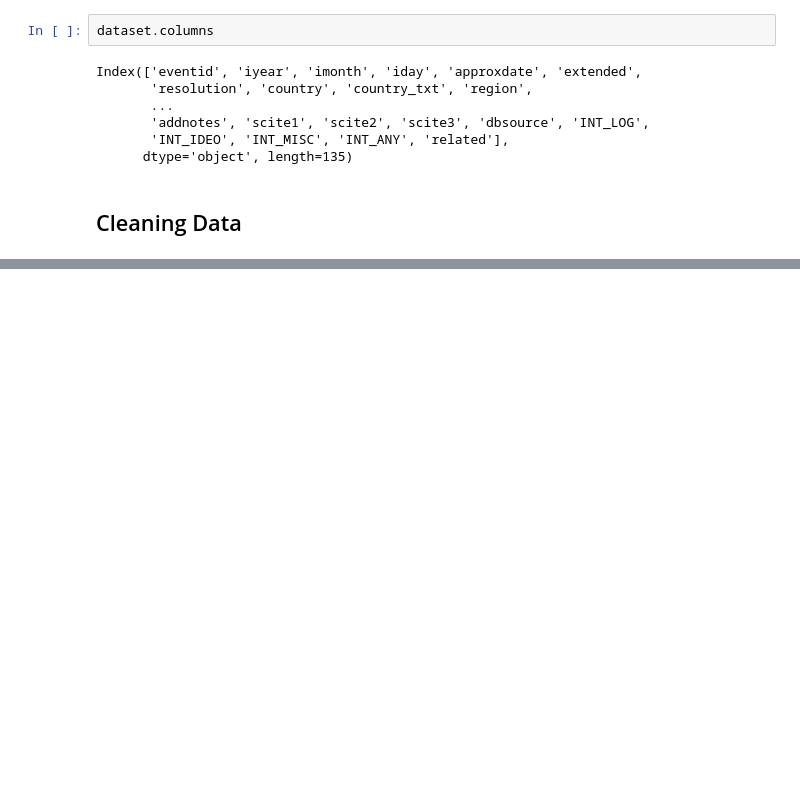
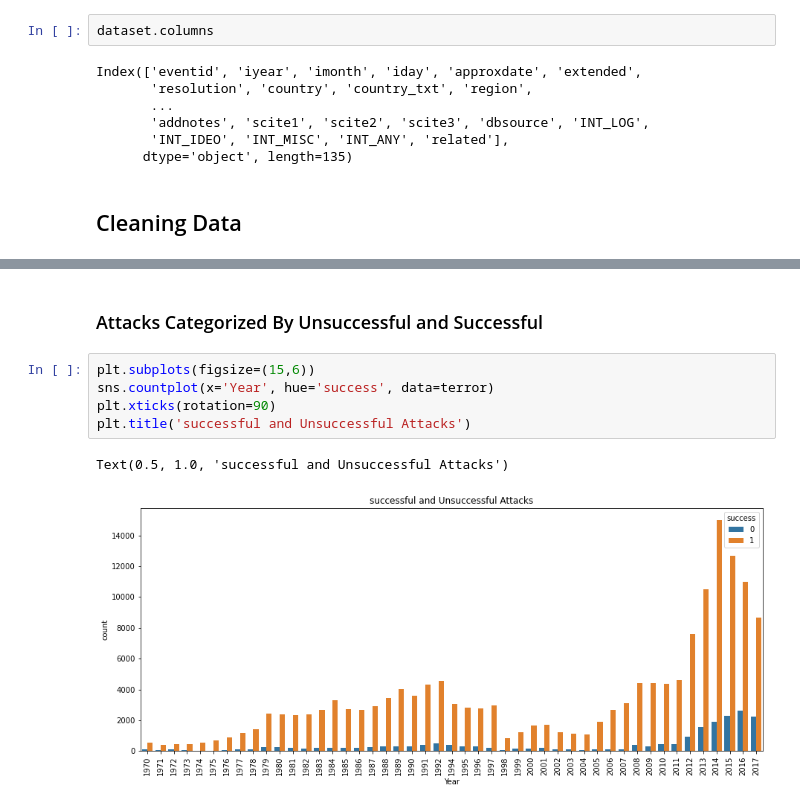
Before and after one commit to Akshitbagri/TSF-GRIP-Data-Science-Business-Analytics, a Jupyter notebook: Exploratory Data Analysis - Terrorism/Analysis.ipynb, the cells around one changed output, grey strips where cells are left out. Drawn from its saved outputs; the diff is of its cells as text; blank space fills up the shorter version.

```diff
--- a/Exploratory Data Analysis - Terrorism/Analysis.ipynb
+++ b/Exploratory Data Analysis - Terrorism/Analysis.ipynb
@@ -43,0 +111,10 @@ terror = dataset[['Year','Month','Day','Duration','Country','Region','city','lat
+# %% [markdown]
+### Attacks Categorized By Unsuccessful and Successful
+# %%
+plt.subplots(figsize=(15,6))
+sns.countplot(x='Year', hue='success', data=terror)
+plt.xticks(rotation=90)
+plt.title('successful and Unsuccessful Attacks')
+# %% [output]
+Text(0.5, 1.0, 'successful and Unsuccessful Attacks')
+[figure, added]
```
Also changed, not shown: parts of 10 cells of this notebook.
